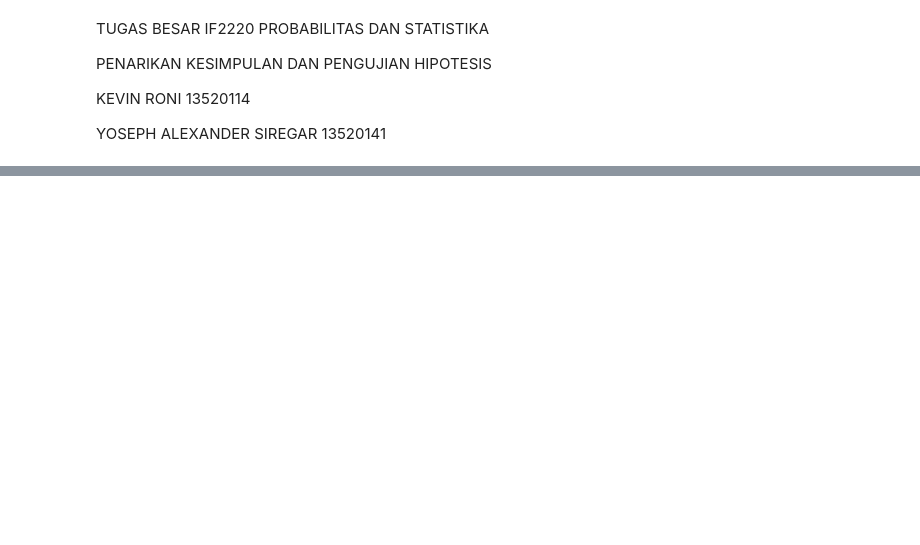
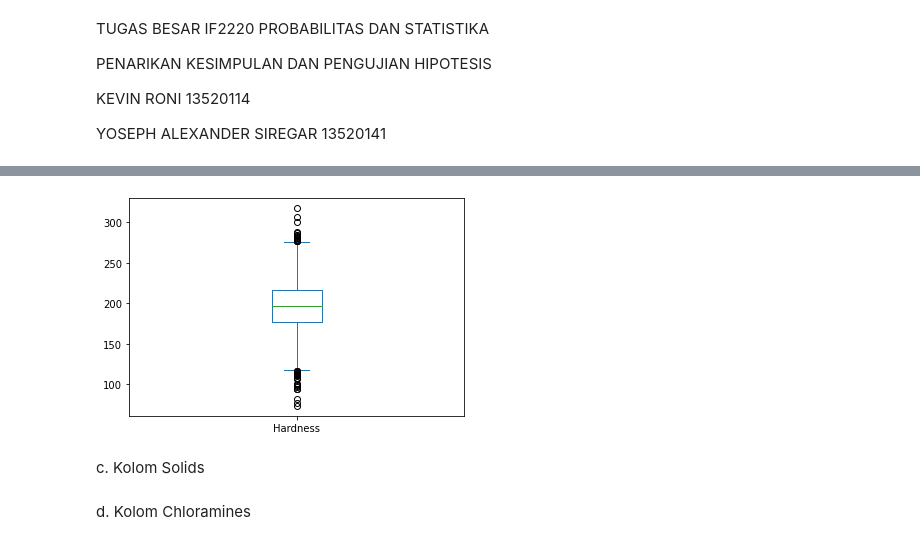
Before and after one commit to jakartasipirok/Tugas-Besar-IF2220-2021-2022, a Jupyter notebook: main.ipynb, the cells around one changed output, grey strips where cells are left out. Cells and saved outputs as stored; diff of their text form; code cells hidden in the pictures; blank space fills up the shorter version.

```diff
--- a/main.ipynb
+++ b/main.ipynb
@@ -52,0 +86,7 @@ stats
+# %%
+df["Hardness"].plot(kind="box")
+plt.show()
+# %% [output]
+[figure, added]
+# %% [markdown]
+c. Kolom Solids
@@ -52,0 +97,2 @@ stats
+# %% [markdown]
+d. Kolom Chloramines
```
Also changed, not shown: parts of 29 cells of this notebook.
